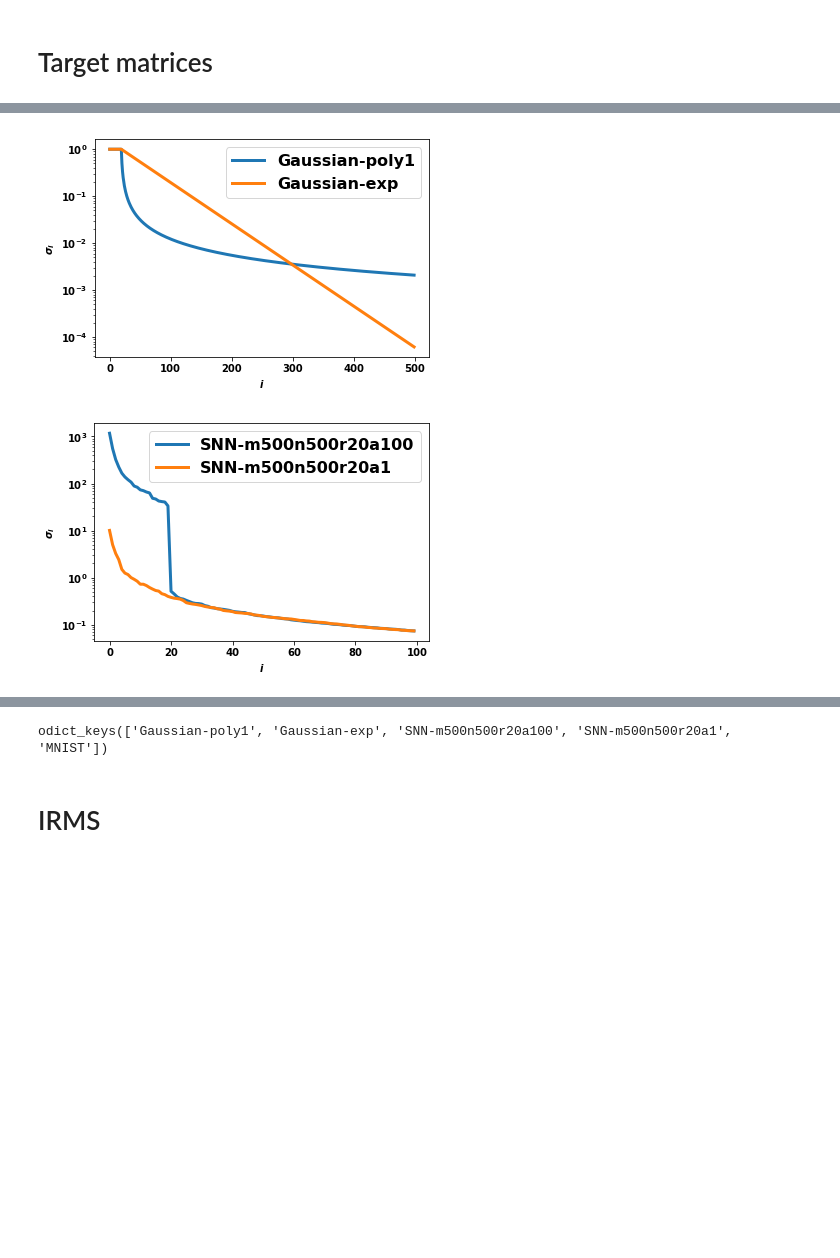
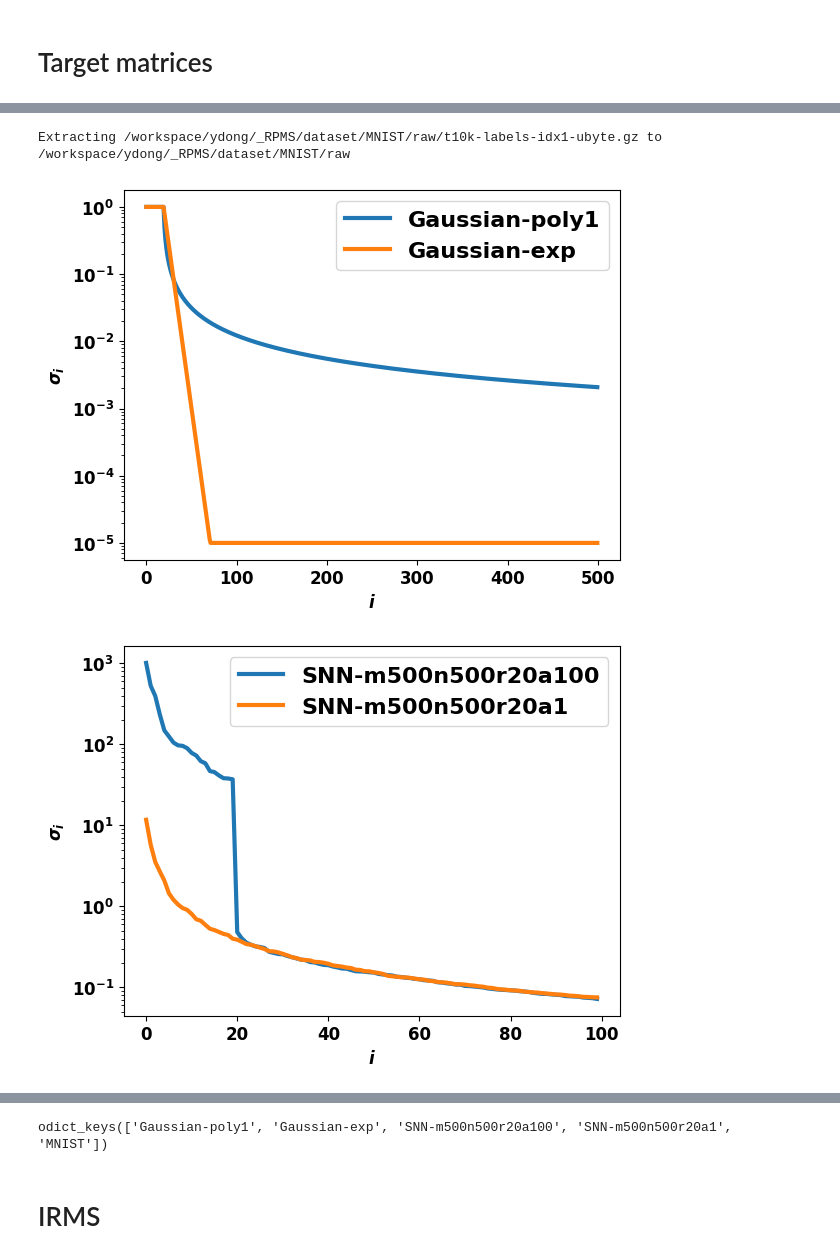
Before and after one commit to dyjdongyijun/Robust_Blockwise_Random_Pivoting, a Jupyter notebook: irms.ipynb, the cells around one changed output, grey strips where cells are left out. Drawn from its saved outputs; the diff is of its cells as text; code cells hidden in the pictures; blank space fills up the shorter version.

```diff
--- a/irms.ipynb
+++ b/irms.ipynb
@@ -15,7 +15,7 @@ from ml_collections import config_dict
 import scipy.sparse as sparse
 import os, sys
 
-root_dir = r'/workspace/ydong/_irms'
+root_dir = r'/workspace/ydong/_RPMS'
 
 font = {'weight' : 'bold',
         'size'   : 12}
@@ -197,7 +197,7 @@ def genenrate_mnist_target(size=800):
                    'V':ndarray(shape=(n,r)),
                    'tag':string)
     '''
-    dataset = datasets.MNIST(root=os.path.join(root_dir,'dataset'), train=False, download=False, transform=transforms.ToTensor())
+    dataset = datasets.MNIST(root=os.path.join(root_dir,'dataset'), train=False, download=True, transform=transforms.ToTensor())
     dataloader = DataLoader(dataset, batch_size=size, shuffle=True)
     X,_ = next(iter(dataloader))
     X = X.view(size,-1).numpy().astype(np.double)
@@ -264,7 +264,7 @@ def get_targets(m=500, n=500, r1=20, verbose=False, tol=1e-5):
     spectra= {  'poly0d5': lambda r: np.concatenate((np.ones(r1), np.maximum(tol,1./(np.arange(2,r-r1+2))**.5))),
                 'poly1': lambda r: np.concatenate((np.ones(r1), np.maximum(tol,1./np.arange(2,r-r1+2)))),
                 'poly2': lambda r: np.concatenate((np.ones(r1), np.maximum(tol,1./(np.arange(2,r-r1+2))**2))),
-                'exp': lambda r: np.concatenate((np.ones(r1), np.maximum(tol,0.98**(np.arange(1,r-r1+1))))),
+                'exp': lambda r: np.concatenate((np.ones(r1), np.maximum(tol,0.8**(np.arange(1,r-r1+1))))),
               }
     targets = OrderedDict()
     # Gaussian random
@@ -298,2 +312,3 @@ print(targets.keys())
+Extracting /workspace/ydong/_RPMS/dataset/MNIST/raw/t10k-labels-idx1-ubyte.gz to /workspace/ydong/_RPMS/dataset/MNIST/raw
-[figure, old version]
+[figure, new version]
-[figure, old version]
+[figure, new version]
@@ -301,4 +316,4 @@ print(targets.keys())
-odict_keys(['Gaussian-poly1', 'Gaussian-exp', 'SNN-m500n500r20a100', 'SNN-m500n500r20a1', 'MNIST'])
+odict_keys(['Gaussian-poly1', 'Gaussian-exp', 'SNN-m500n500r20a100', 'SNN-m500n500r20a1', 'MNIST'])
 # %% [markdown]
 # IRMS
 # %%
```
Also changed, not shown: parts of 8 cells of this notebook.
